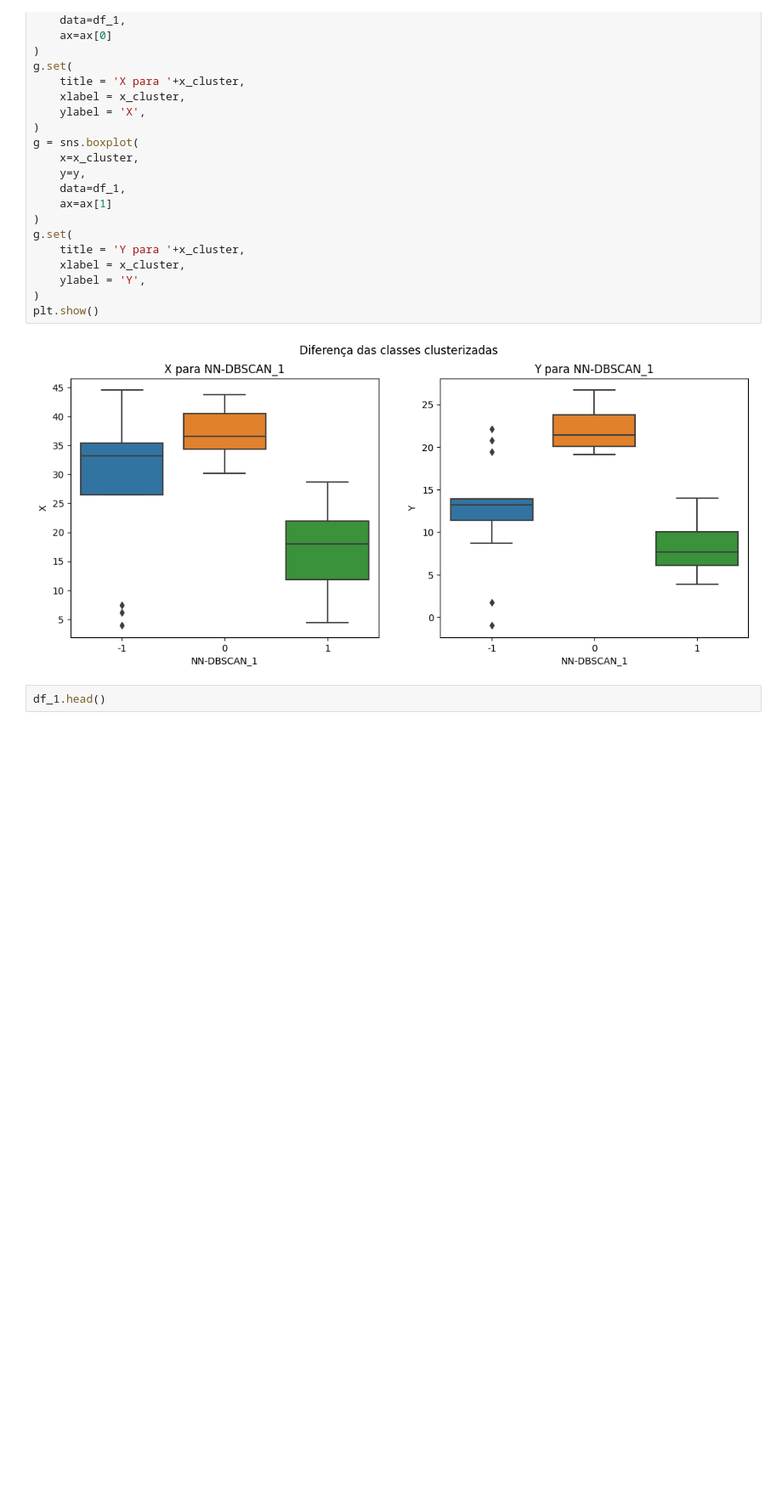
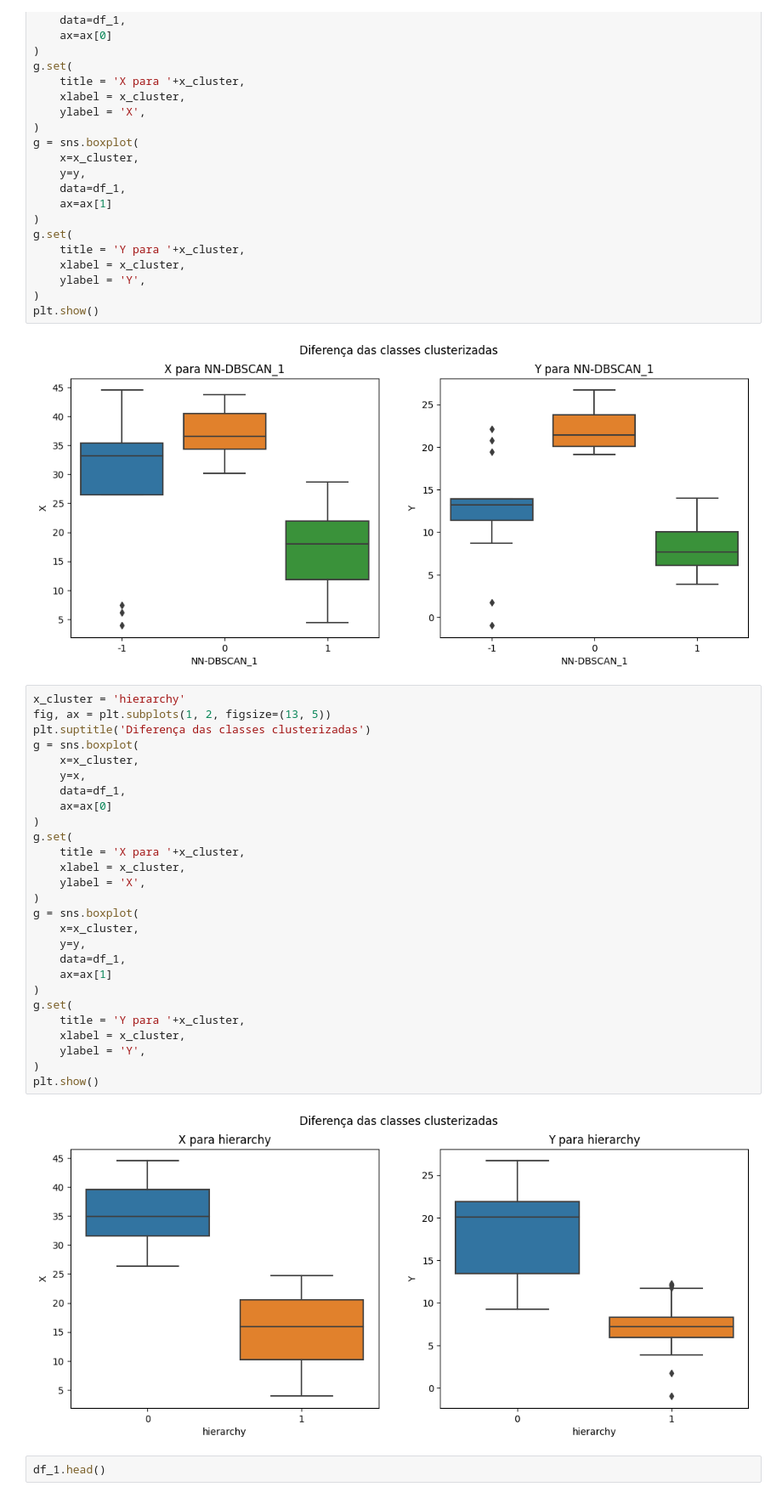
Before and after one commit to Laboratorio-de-Analise-de-Dados/disciplina_python_ml, a Jupyter notebook: dev/script/aulas_teoricas/03-aula-05_02-cluster_2026-07-14.ipynb, the cells around one changed output. Shown at 85% size. Cells and saved outputs as stored; diff of their text form; blank space fills up the shorter version.

```diff
--- a/dev/script/aulas_teoricas/03-aula-05_02-cluster_2026-07-14.ipynb
+++ b/dev/script/aulas_teoricas/03-aula-05_02-cluster_2026-07-14.ipynb
@@ -785,6 +868,35 @@ g.set(
 plt.show()
 # %% [output]
 [figure]
+# %%
+x_cluster = 'hierarchy'
+fig, ax = plt.subplots(1, 2, figsize=(13, 5))
+plt.suptitle('Diferença das classes clusterizadas')
+g = sns.boxplot(
+    x=x_cluster,
+    y=x,
+    data=df_1,
+    ax=ax[0]
+)
+g.set(
+    title = 'X para '+x_cluster,
+    xlabel = x_cluster,
+    ylabel = 'X',
+)
+g = sns.boxplot(
+    x=x_cluster,
+    y=y,
+    data=df_1,
+    ax=ax[1]
+)
+g.set(
+    title = 'Y para '+x_cluster,
+    xlabel = x_cluster,
+    ylabel = 'Y',
+)
+plt.show()
+# %% [output]
+[figure, added]
 # %%
 df_1.head()
 # %% [output]
```
Also changed, not shown: parts of 29 cells of this notebook, 4 other files.
